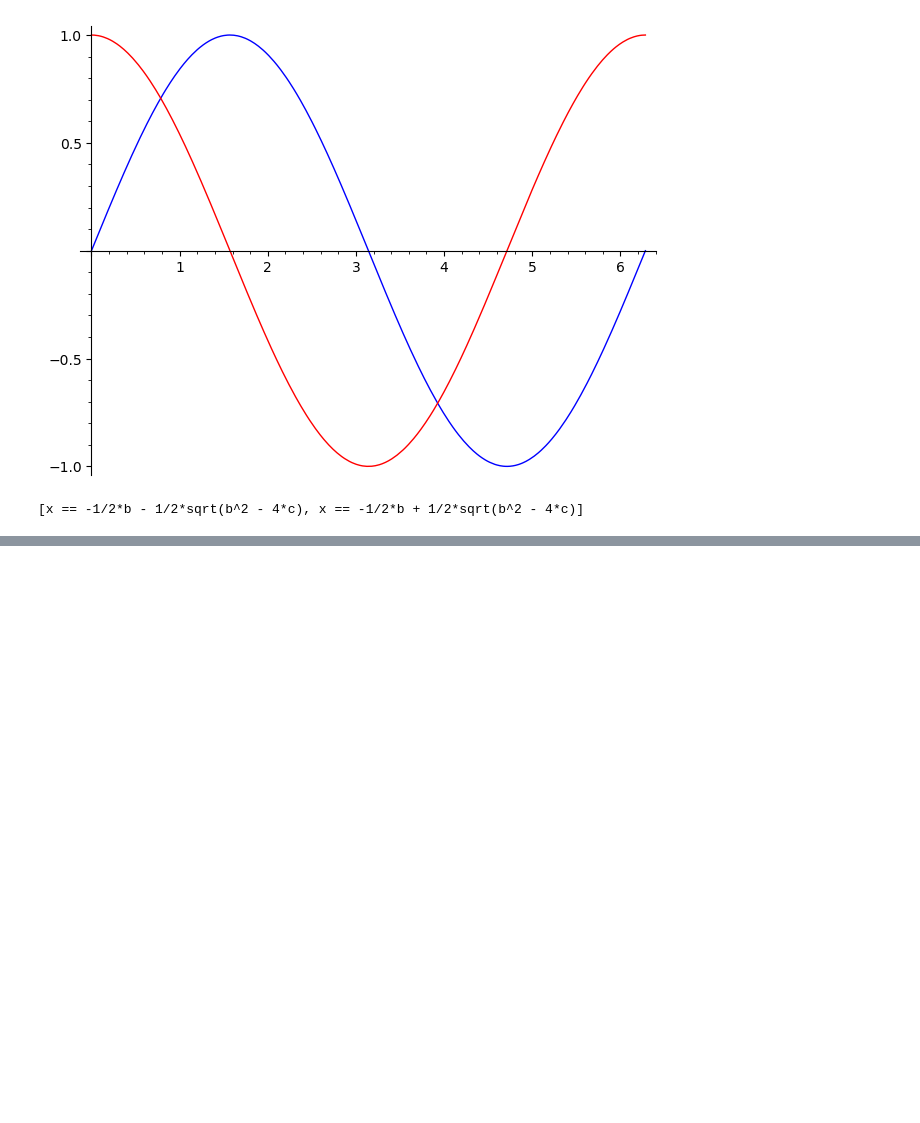
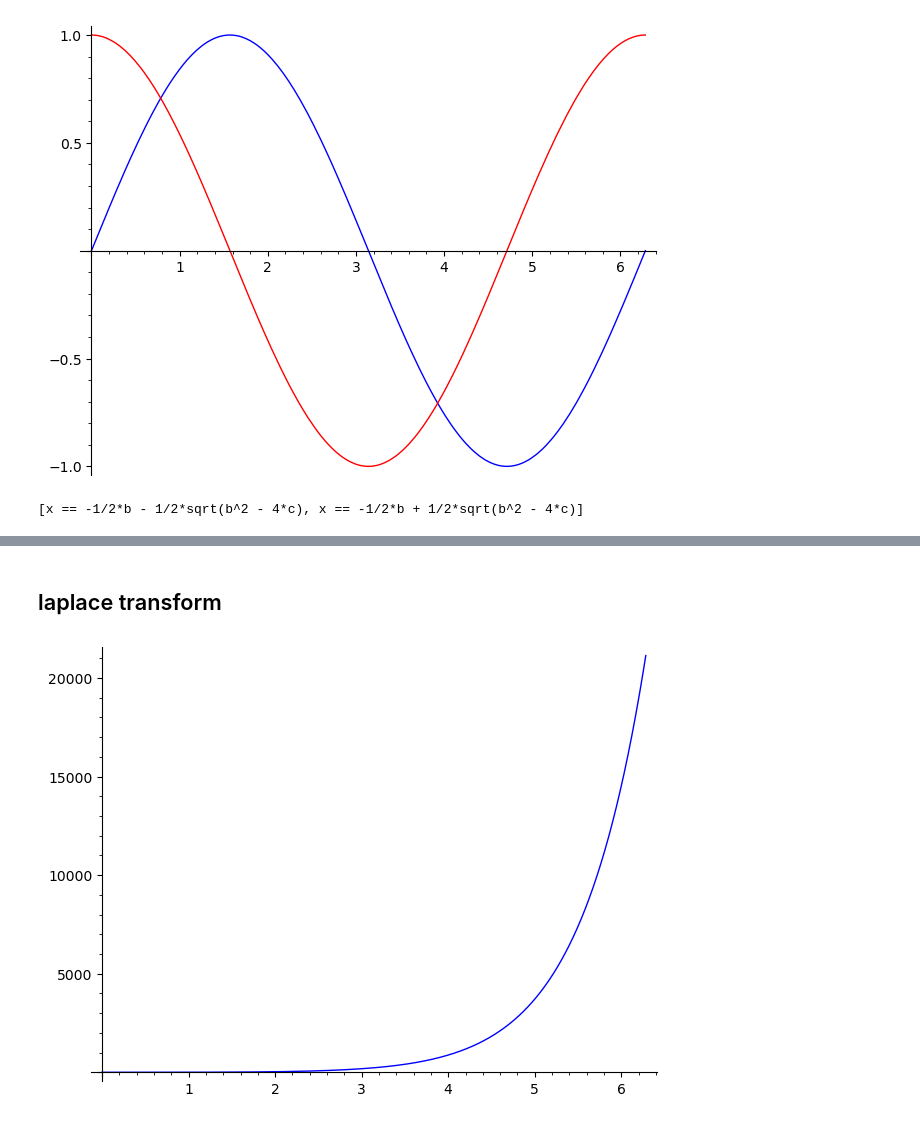
Before and after one commit to jiahaoxiang2000/MATH, a Jupyter notebook: sage/AlgebraAndCalculus.ipynb, the cells around one changed output, grey strips where cells are left out. Saved outputs shown, nothing was run; the diff lists cells and outputs as text; code cells hidden in the pictures; blank space fills up the shorter version.

```diff
--- a/sage/AlgebraAndCalculus.ipynb
+++ b/sage/AlgebraAndCalculus.ipynb
@@ -20,0 +59,14 @@ solve([x ** Integer(2) + b * x + c == Integer(0)], x)
+# %% [markdown]
+## laplace transform
+# %%
+# here is the laplace figure explain the laplace transform
+
+s = var("s")
+t = var("t")
+f = t ** Integer(2) * exp(t) - sin(t)
+f.laplace(t, s)
+
+p = plot(t ** Integer(2) * exp(t) - sin(t), (t, 0, 2 * pi), color="blue")
+p.show()
+# %% [output]
+[figure, added]
```
Also changed, not shown: parts of 6 cells of this notebook.
